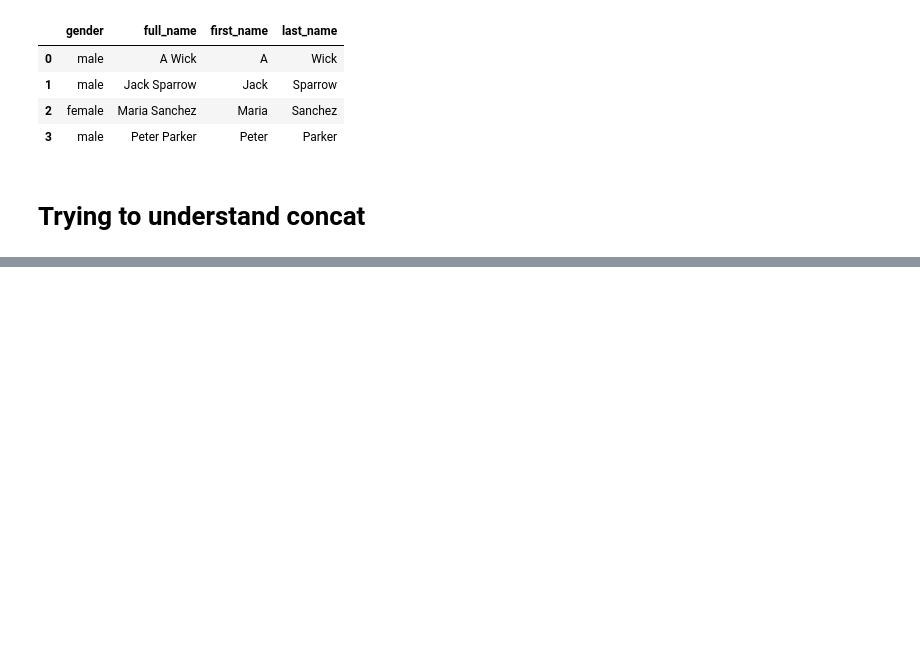
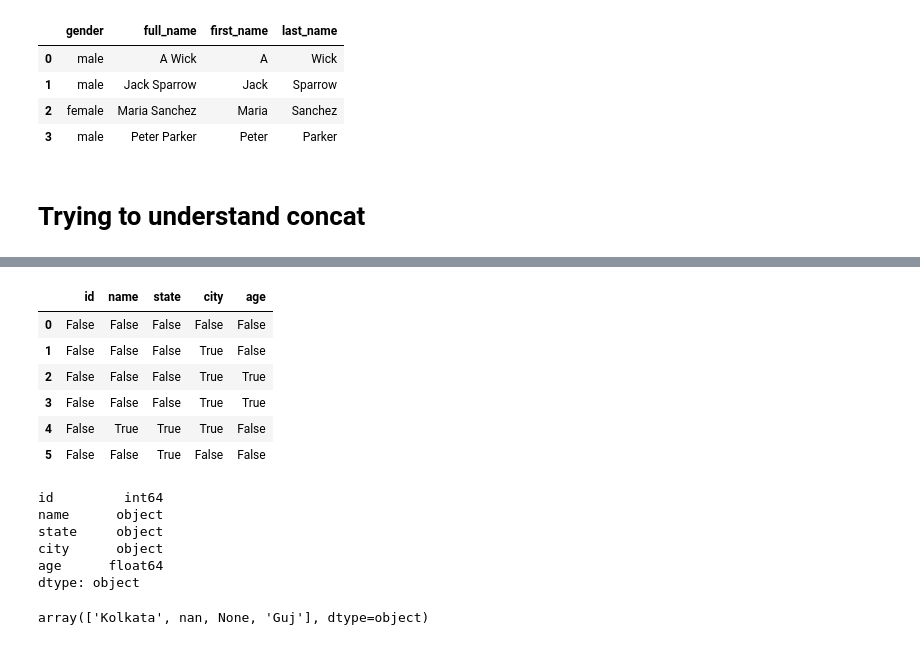
Before and after one commit to amitavroy/machine-learning-exercise, a Jupyter notebook: 100-days-of-python/trial.ipynb, the cells around one changed output, grey strips where cells are left out. Saved outputs shown, nothing was run; the diff lists cells and outputs as text; code cells hidden in the pictures; blank space fills up the shorter version.

```diff
--- a/100-days-of-python/trial.ipynb
+++ b/100-days-of-python/trial.ipynb
@@ -179,0 +228,10 @@ final.head(10)
+# %%
+studentData.isna()
+# %% [output]
+|  | id | name | state | city | age |
+| 0 | False | False | False | False | False |
+| 1 | False | False | False | True | False |
+| 2 | False | False | False | True | True |
+| 3 | False | False | False | True | True |
+| 4 | False | True | True | True | False |
+| 5 | False | False | True | False | False |
@@ -179,0 +240,13 @@ final.head(10)
+# %%
+studentData.dtypes
+# %% [output]
+id         int64
+name      object
+state     object
+city      object
+age      float64
+dtype: object
+# %%
+studentData['city'].unique()
+# %% [output]
+array(['Kolkata', nan, None, 'Guj'], dtype=object)
```
Also changed, not shown: parts of 7 cells of this notebook, 1 other file.
